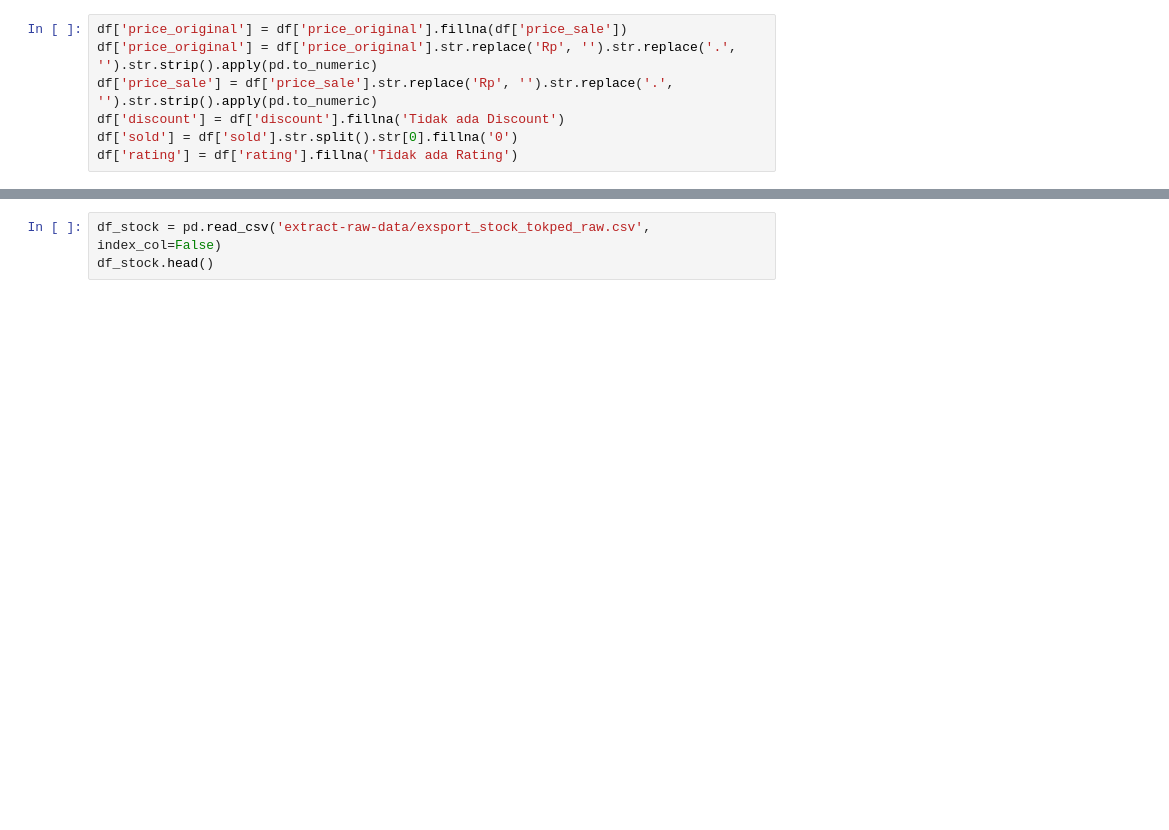
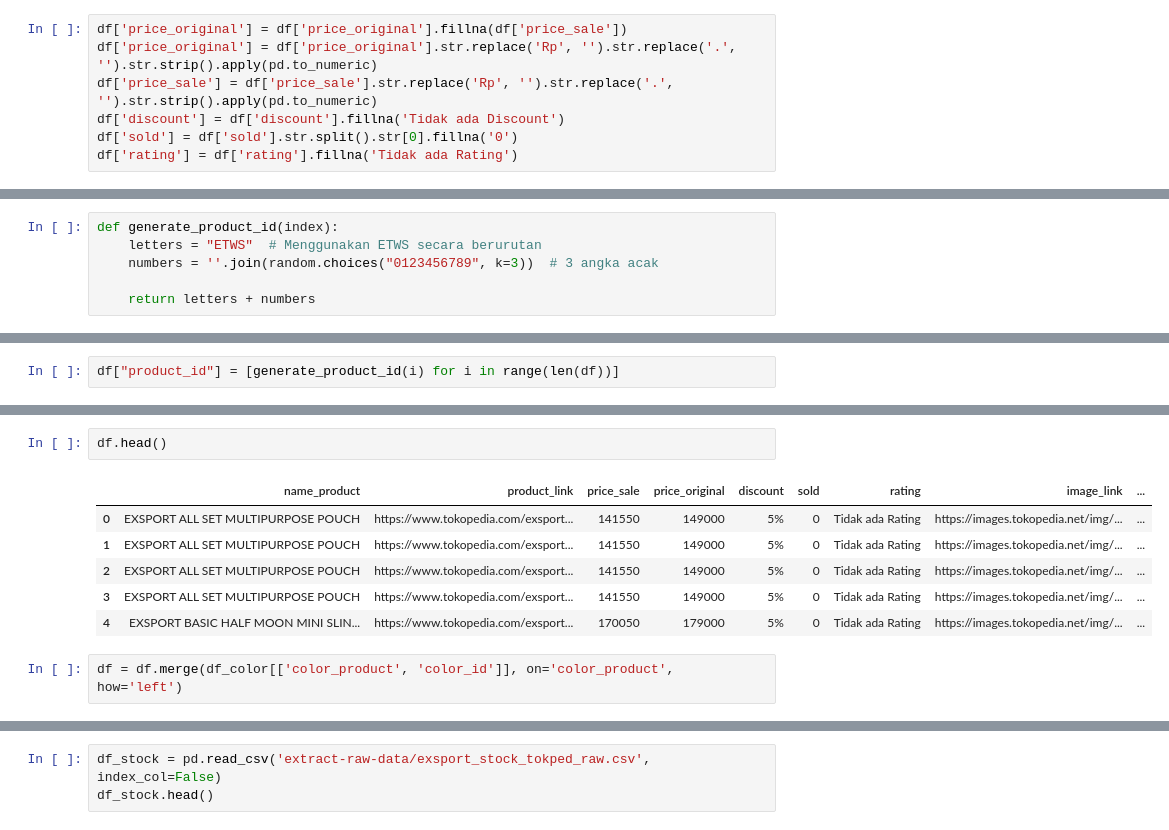
Before and after one commit to zulfaan/e-commerce-analyst-portfolio, a Jupyter notebook: test.ipynb, the cells around one changed output, grey strips where cells are left out. Drawn from its saved outputs; the diff is of its cells as text; blank space fills up the shorter version.

```diff
--- a/test.ipynb
+++ b/test.ipynb
@@ -439,0 +415,6 @@ df.tail(10)
+# %%
+def generate_product_id(index):
+    letters = "ETWS"  # Menggunakan ETWS secara berurutan
+    numbers = ''.join(random.choices("0123456789", k=3))  # 3 angka acak
+
+    return letters + numbers
@@ -439,0 +427,2 @@ df.tail(10)
+# %%
+df["product_id"] = [generate_product_id(i) for i in range(len(df))]
@@ -439,0 +444,11 @@ df.tail(10)
+# %%
+df.head()
+# %% [output]
+|  | name_product | product_link | price_sale | price_original | discount | sold | rating | image_link | ... |
+| 0 | EXSPORT ALL SET MULTIPURPOSE POUCH | https://www.tokopedia.com/exsport... | 141550 | 149000 | 5% | 0 | Tidak ada Rating | https://images.tokopedia.net/img/... | ... |
+| 1 | EXSPORT ALL SET MULTIPURPOSE POUCH | https://www.tokopedia.com/exsport... | 141550 | 149000 | 5% | 0 | Tidak ada Rating | https://images.tokopedia.net/img/... | ... |
+| 2 | EXSPORT ALL SET MULTIPURPOSE POUCH | https://www.tokopedia.com/exsport... | 141550 | 149000 | 5% | 0 | Tidak ada Rating | https://images.tokopedia.net/img/... | ... |
+| 3 | EXSPORT ALL SET MULTIPURPOSE POUCH | https://www.tokopedia.com/exsport... | 141550 | 149000 | 5% | 0 | Tidak ada Rating | https://images.tokopedia.net/img/... | ... |
+| 4 | EXSPORT BASIC HALF MOON MINI SLIN... | https://www.tokopedia.com/exsport... | 170050 | 179000 | 5% | 0 | Tidak ada Rating | https://images.tokopedia.net/img/... | ... |
+# %%
+df = df.merge(df_color[['color_product', 'color_id']], on='color_product', how='left')
```
Also changed, not shown: parts of 9 cells of this notebook.
